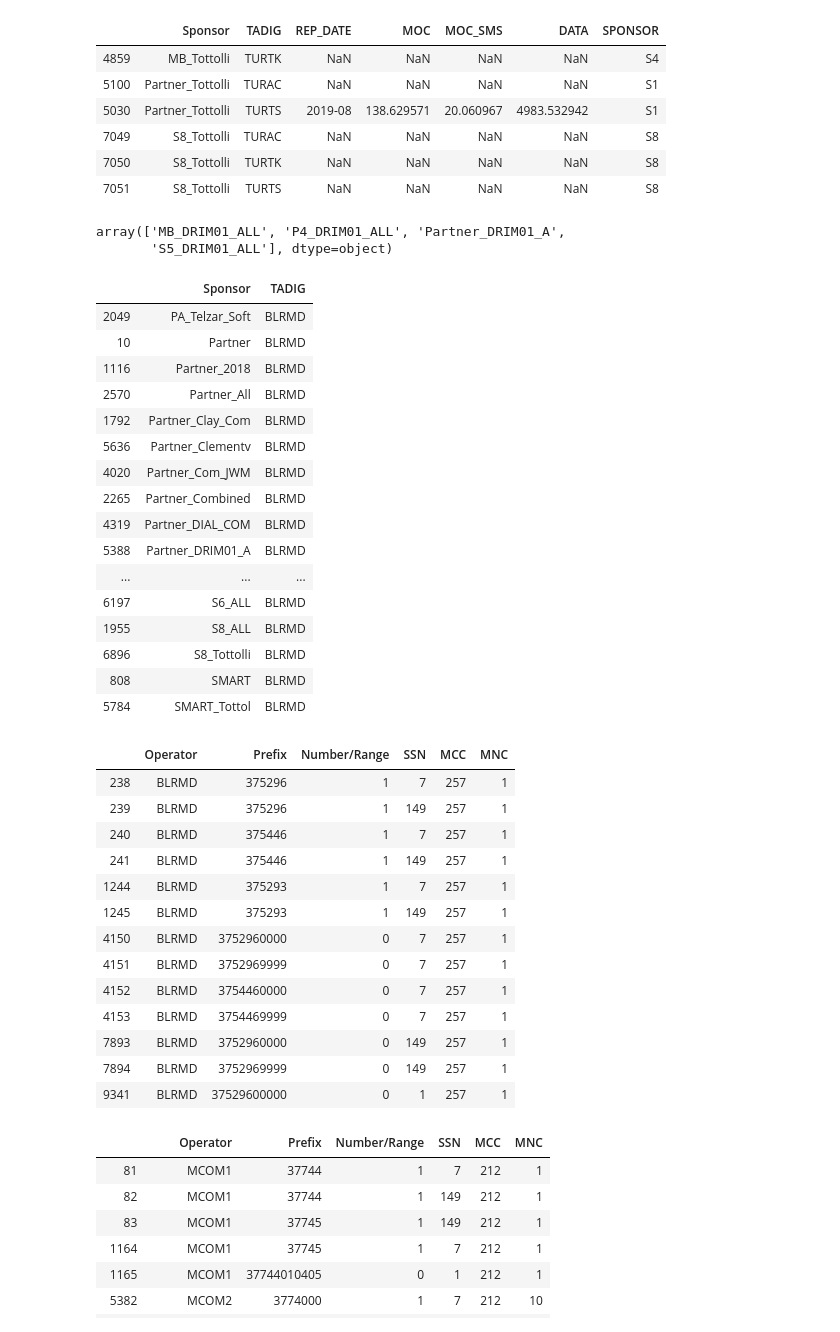
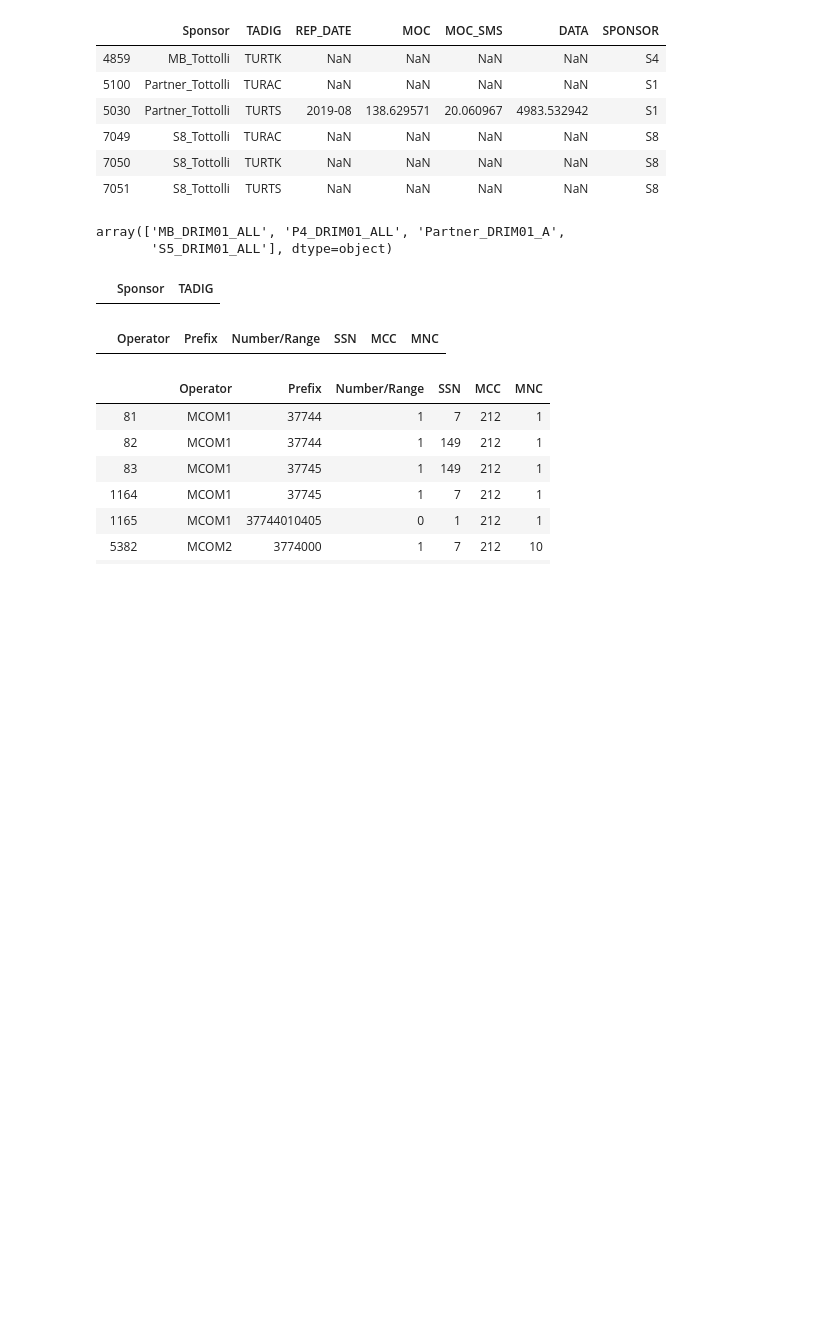
Before and after one commit to balobinp/RB_BD, a Jupyter notebook: RB_Desctop_Python3.ipynb, the cells around one changed output. Cells and saved outputs as stored; diff of their text form; code cells hidden in the pictures; blank space fills up the shorter version.

```diff
--- a/RB_Desctop_Python3.ipynb
+++ b/RB_Desctop_Python3.ipynb
@@ -320,44 +295,15 @@ df_al.loc[(df_al['TADIG'].str.startswith(tadig, na=False)) &
 array(['MB_DRIM01_ALL', 'P4_DRIM01_ALL', 'Partner_DRIM01_A',
        'S5_DRIM01_ALL'], dtype=object)
 # %%
-plmn = 'BLRMD'
+plmn = 'BLRMDT'
 df1 = df_al.loc[(df_al['TADIG'].str.startswith(plmn, na=False)) &
           (df_al['Sponsor'].str.contains('', na=False)), ['Sponsor','TADIG']].sort_values(by=['Sponsor','TADIG'])
 df2 = df_np[(df_np.Operator.str.startswith(plmn,na=False))] #.to_csv(join(downloads,'Prefix.csv')) # & (df_np.SSN==7)
 display(df1)
 display(df2)
 # %% [output]
 |  | Sponsor | TADIG |
-| 2049 | PA_Telzar_Soft | BLRMD |
-| 10 | Partner | BLRMD |
-| 1116 | Partner_2018 | BLRMD |
-| 2570 | Partner_All | BLRMD |
-| 1792 | Partner_Clay_Com | BLRMD |
-| 5636 | Partner_Clementv | BLRMD |
-| 4020 | Partner_Com_JWM | BLRMD |
-| 2265 | Partner_Combined | BLRMD |
-| 4319 | Partner_DIAL_COM | BLRMD |
-| 5388 | Partner_DRIM01_A | BLRMD |
-| ... | ... | ... |
-| 6197 | S6_ALL | BLRMD |
-| 1955 | S8_ALL | BLRMD |
-| 6896 | S8_Tottolli | BLRMD |
-| 808 | SMART | BLRMD |
-| 5784 | SMART_Tottol | BLRMD |
 |  | Operator | Prefix | Number/Range | SSN | MCC | MNC |
-| 238 | BLRMD | 375296 | 1 | 7 | 257 | 1 |
-| 239 | BLRMD | 375296 | 1 | 149 | 257 | 1 |
-| 240 | BLRMD | 375446 | 1 | 7 | 257 | 1 |
-| 241 | BLRMD | 375446 | 1 | 149 | 257 | 1 |
-| 1244 | BLRMD | 375293 | 1 | 7 | 257 | 1 |
-| 1245 | BLRMD | 375293 | 1 | 149 | 257 | 1 |
-| 4150 | BLRMD | 3752960000 | 0 | 7 | 257 | 1 |
-| 4151 | BLRMD | 3752969999 | 0 | 7 | 257 | 1 |
-| 4152 | BLRMD | 3754460000 | 0 | 7 | 257 | 1 |
-| 4153 | BLRMD | 3754469999 | 0 | 7 | 257 | 1 |
-| 7893 | BLRMD | 3752960000 | 0 | 149 | 257 | 1 |
-| 7894 | BLRMD | 3752969999 | 0 | 149 | 257 | 1 |
-| 9341 | BLRMD | 37529600000 | 0 | 1 | 257 | 1 |
 # %%
 str(df_np[(df_np.Prefix.str.startswith('393519999',na=False))].Prefix.unique().tolist())
 df_np[(df_np.Prefix.str.startswith('3774',na=False))]
```
Also changed, not shown: parts of 31 cells of this notebook, 2 other files.
